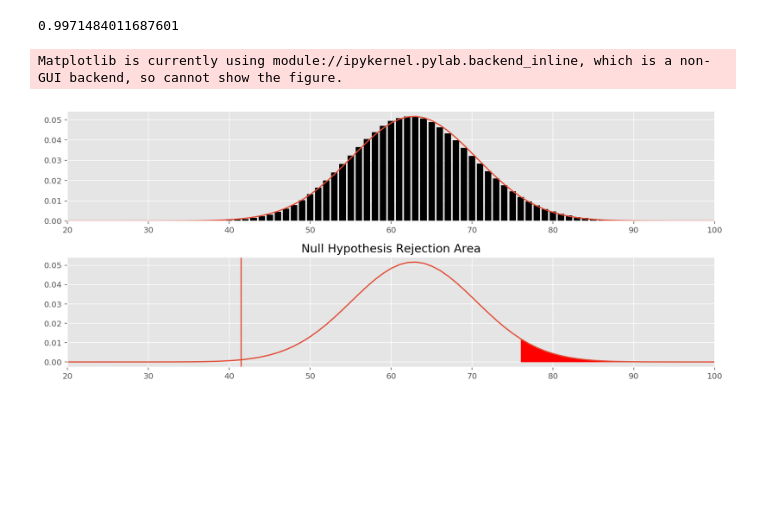
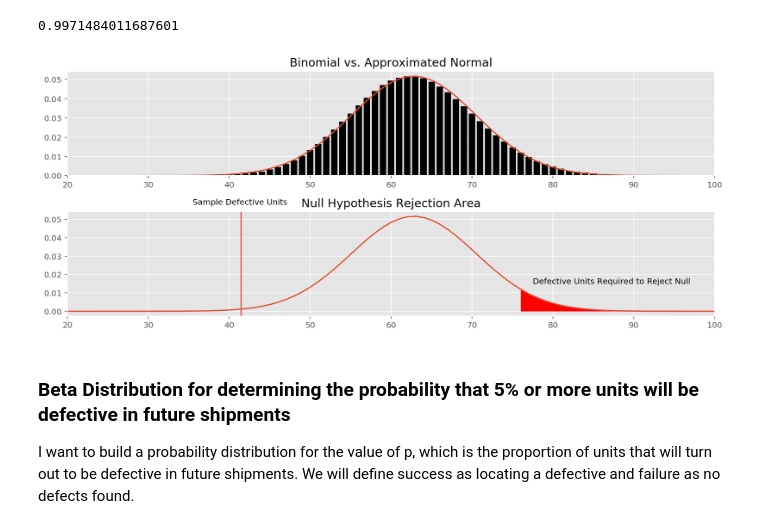
Before and after one commit to ryankirkland/customer-data-analysis, a Jupyter notebook: PBE-Order-Analysis.ipynb, the cells around one changed output. Cells and saved outputs as stored; diff of their text form; code cells hidden in the pictures; blank space fills up the shorter version.

```diff
--- a/PBE-Order-Analysis.ipynb
+++ b/PBE-Order-Analysis.ipynb
@@ -116,7 +197,7 @@ fig.show()
 
 # get std_e for both, alt is real, null is 5%
 
-n = 1256
+n = 1371
 p_null = 0.05
 p_alt = 0.033
 
@@ -133,21 +214,26 @@ p_value
 # %%
 plt.style.use('ggplot')
 
-x = np.linspace(0,1256, 1256)
+x = np.linspace(0,1371, 1371)
 
 fig, axs = plt.subplots(2, figsize = (12,5))
-bar_sizes = [binomial_dist.pmf(i) for i in range(1257)]
-bars = axs[0].bar(range(1257), bar_sizes, color="black", align="center")
+axs[0].set_title('Binomial vs. Approximated Normal')
+bar_sizes = [binomial_dist.pmf(i) for i in range(1371)]
+bars = axs[0].bar(range(1372), bar_sizes, color="black", align="center")
 axs[0].plot(x, normal_approx.pdf(x))
 axs[0].set_xlim(20,100)
 
 axs[1].set_title('Null Hypothesis Rejection Area')
 axs[1].plot(x, normal_approx.pdf(x))
 axs[1].fill_between(x, normal_approx.pdf(x), where=(x >= normal_approx.ppf(0.95)), color='red')
+axs[1].text(normal_approx.ppf(0.95)+2, 0.015,'Defective Units Required to Reject Null')
 axs[1].set_xlim(20, 100)
-axs[1].axvline(p_alt*1256)
+axs[1].axvline(p_alt*1371)
+axs[1].text(p_alt*1256-6,0.058,'Sample Defective Units')
 fig.tight_layout()
-fig.show()
 # %% [output]
-Matplotlib is currently using module://ipykernel.pylab.backend_inline, which is a non-GUI backend, so cannot show the figure.
-[figure, old version]
+[figure, new version]
+# %% [markdown]
+### Beta Distribution for determining the probability that 5% or more units will be defective in future shipments
+
+I want to build a probability distribution for the value of p, which is the proportion of units that will turn out to be defective in future shipments. We will define success as locating a defective and failure as no defects found.
```
Also changed, not shown: parts of 14 cells of this notebook, 1 other file.
